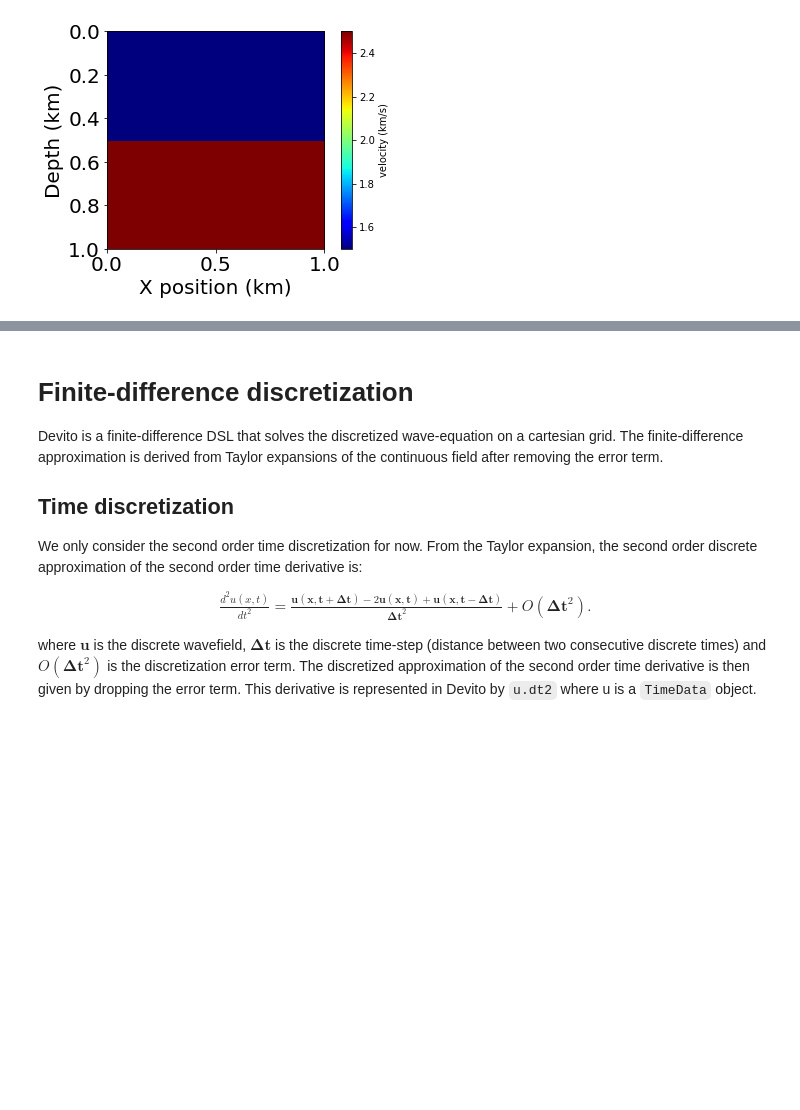
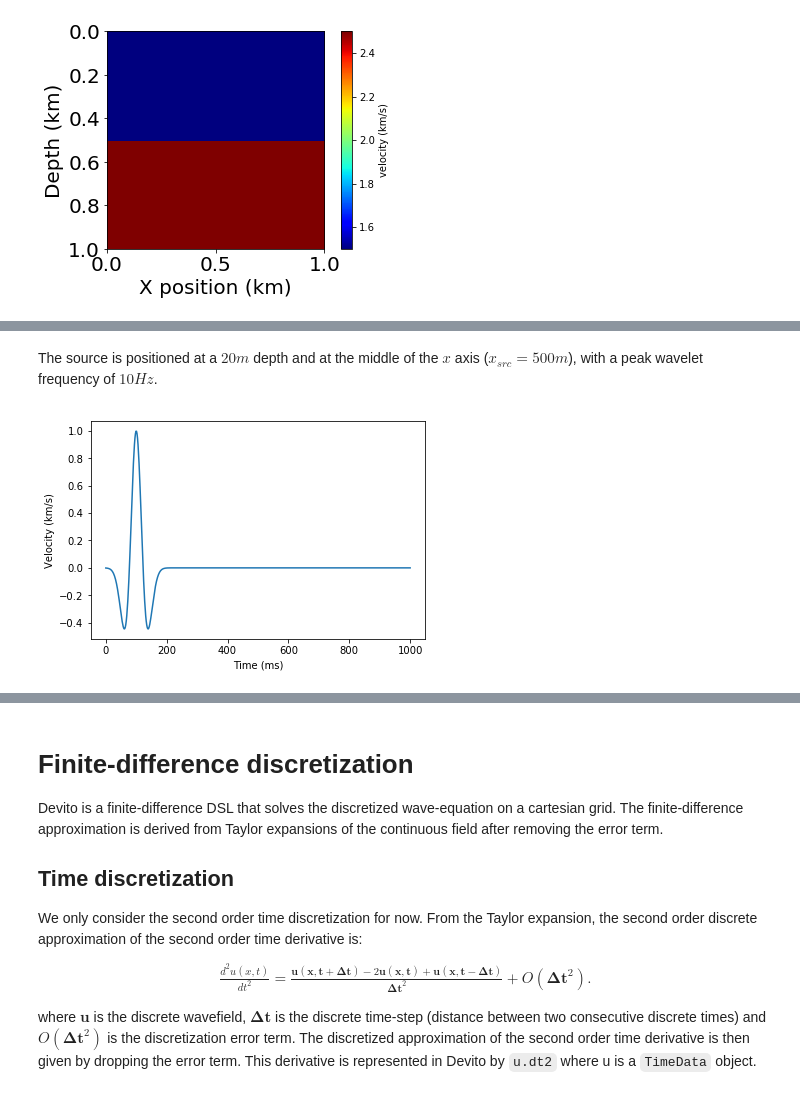
Before and after one commit to devitocodes/devito, a Jupyter notebook: examples/seismic/tutorials/test_01_modelling.ipynb, the cells around one changed output, grey strips where cells are left out. Drawn from its saved outputs; the diff is of its cells as text; code cells hidden in the pictures; blank space fills up the shorter version.

Commit message:
Seismic: Integrate new source/receiver setup into modelling tutorial

```diff
--- a/examples/seismic/tutorials/test_01_modelling.ipynb
+++ b/examples/seismic/tutorials/test_01_modelling.ipynb
@@ -136,0 +95,23 @@ plot_velocity(model, source=src.coordinates.data,
+# %%
+t0 = 0.  # Simulation starts a t=0
+tn = 1000.  # Simulation last 1 second (1000 ms)
+dt = model.critical_dt  # Time step from model grid spacing
+
+nt = int(1 + (tn-t0) / dt)  # Discrete time axis length
+time = np.linspace(t0, tn, nt)  # Discrete modelling time
+# %% [markdown]
+The source is positioned at a $20m$ depth and at the middle of the $x$ axis ($x_{src}=500m$), with a peak wavelet frequency of $10Hz$.
+# %%
+from examples.seismic import RickerSource
+
+f0 = 0.010  # Source peak frequency is 10Hz (0.010 kHz)
+src = RickerSource(name='src', ndim=2, f0=f0, time=time)
+
+# First, position source centrally in all dimensions, then set depth
+src.coordinates.data[0, :] = np.array(model.domain_size) * .5
+src.coordinates.data[0, -1] = 20.  # Depth is 20m
+
+# We can plot the time signature to see the wavelet
+src.show()
+# %% [output]
+[figure, added]
```
Also changed, not shown: parts of 10 cells of this notebook, 1 other file.
